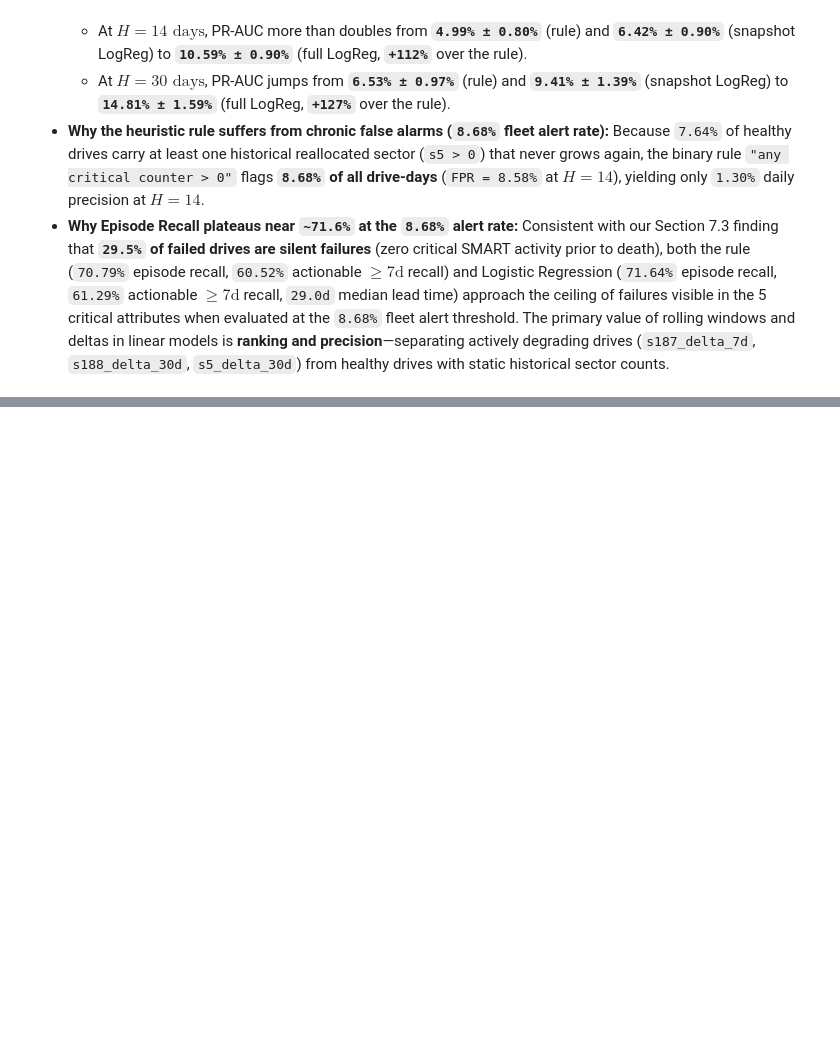
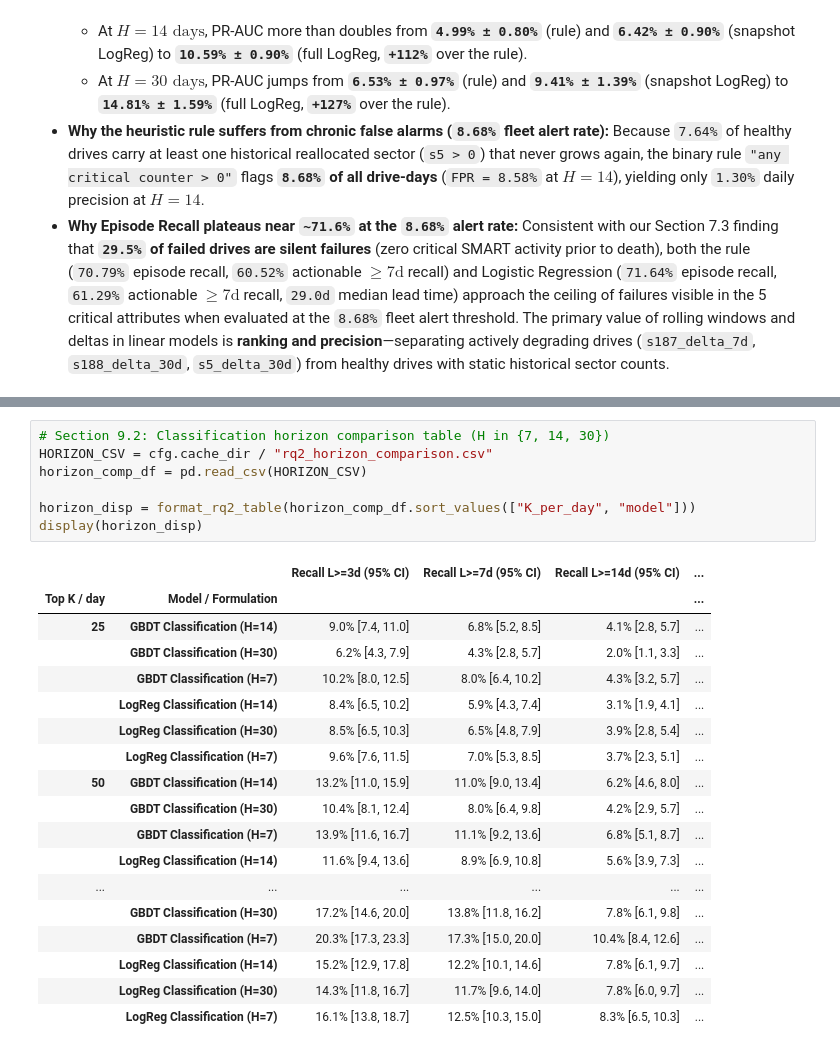
Before and after one commit to tarteeg/disk-failure-analysis, a Jupyter notebook: notebooks/eda_full_2025.ipynb, the cells around one changed output, grey strips where cells are left out. Drawn from its saved outputs; the diff is of its cells as text; blank space fills up the shorter version.

```diff
--- a/notebooks/eda_full_2025.ipynb
+++ b/notebooks/eda_full_2025.ipynb
@@ -2511,0 +2632,26 @@ finish(fig, "baselines_comparison")
+# %%
+# Section 9.2: Classification horizon comparison table (H in {7, 14, 30})
+HORIZON_CSV = cfg.cache_dir / "rq2_horizon_comparison.csv"
+horizon_comp_df = pd.read_csv(HORIZON_CSV)
+
+horizon_disp = format_rq2_table(horizon_comp_df.sort_values(["K_per_day", "model"]))
+display(horizon_disp)
+# %% [output]
+|  |  | Recall L>=3d (95% CI) | Recall L>=7d (95% CI) | Recall L>=14d (95% CI) | ... |
+| Top K / day | Model / Formulation |  |  |  | ... |
+| 25 | GBDT Classification (H=14) | 9.0% [7.4, 11.0] | 6.8% [5.2, 8.5] | 4.1% [2.8, 5.7] | ... |
+|  | GBDT Classification (H=30) | 6.2% [4.3, 7.9] | 4.3% [2.8, 5.7] | 2.0% [1.1, 3.3] | ... |
+|  | GBDT Classification (H=7) | 10.2% [8.0, 12.5] | 8.0% [6.4, 10.2] | 4.3% [3.2, 5.7] | ... |
+|  | LogReg Classification (H=14) | 8.4% [6.5, 10.2] | 5.9% [4.3, 7.4] | 3.1% [1.9, 4.1] | ... |
+|  | LogReg Classification (H=30) | 8.5% [6.5, 10.3] | 6.5% [4.8, 7.9] | 3.9% [2.8, 5.4] | ... |
+|  | LogReg Classification (H=7) | 9.6% [7.6, 11.5] | 7.0% [5.3, 8.5] | 3.7% [2.3, 5.1] | ... |
+| 50 | GBDT Classification (H=14) | 13.2% [11.0, 15.9] | 11.0% [9.0, 13.4] | 6.2% [4.6, 8.0] | ... |
+|  | GBDT Classification (H=30) | 10.4% [8.1, 12.4] | 8.0% [6.4, 9.8] | 4.2% [2.9, 5.7] | ... |
+|  | GBDT Classification (H=7) | 13.9% [11.6, 16.7] | 11.1% [9.2, 13.6] | 6.8% [5.1, 8.7] | ... |
+|  | LogReg Classification (H=14) | 11.6% [9.4, 13.6] | 8.9% [6.9, 10.8] | 5.6% [3.9, 7.3] | ... |
+| ... | ... | ... | ... | ... | ... |
+|  | GBDT Classification (H=30) | 17.2% [14.6, 20.0] | 13.8% [11.8, 16.2] | 7.8% [6.1, 9.8] | ... |
+|  | GBDT Classification (H=7) | 20.3% [17.3, 23.3] | 17.3% [15.0, 20.0] | 10.4% [8.4, 12.6] | ... |
+|  | LogReg Classification (H=14) | 15.2% [12.9, 17.8] | 12.2% [10.1, 14.6] | 7.8% [6.1, 9.7] | ... |
+|  | LogReg Classification (H=30) | 14.3% [11.8, 16.7] | 11.7% [9.6, 14.0] | 7.8% [6.0, 9.7] | ... |
+|  | LogReg Classification (H=7) | 16.1% [13.8, 18.7] | 12.5% [10.3, 15.0] | 8.3% [6.5, 10.3] | ... |
```
Also changed, not shown: parts of 9 cells of this notebook, 2 other files.
